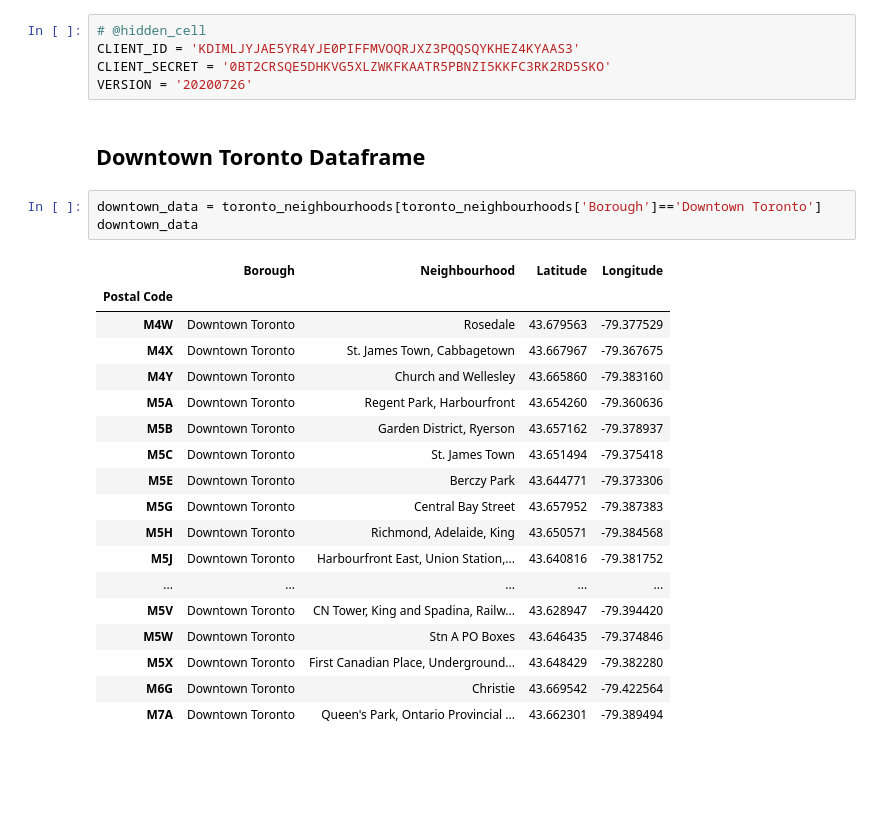
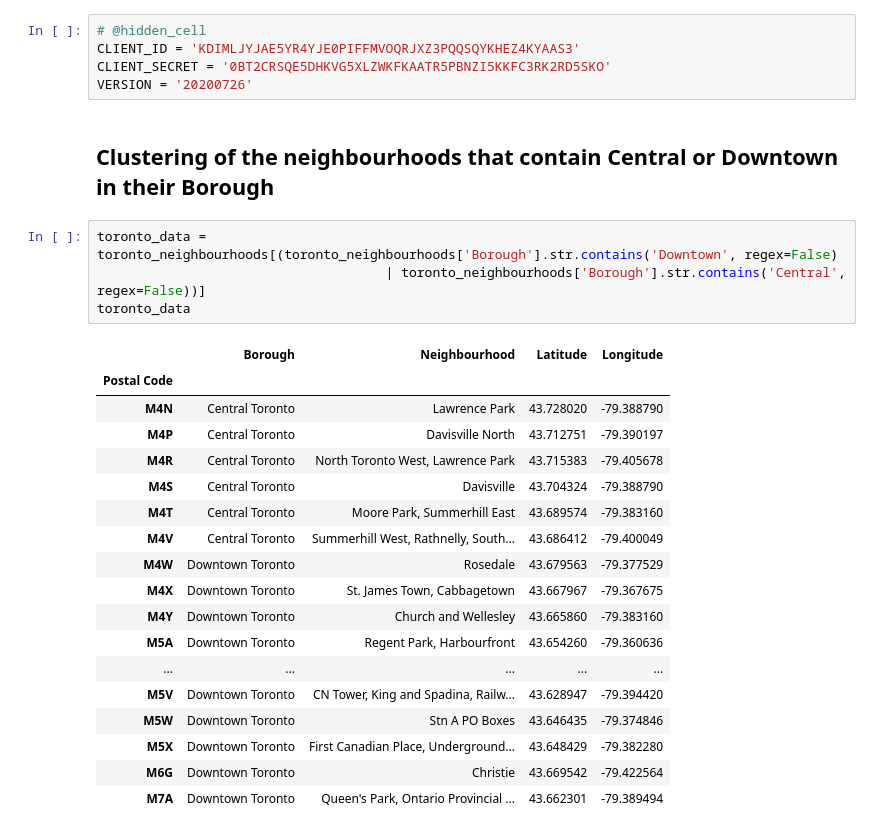
Before and after one commit to AntonijMijo/neighbourhoods-battle, a Jupyter notebook: neighbourhoods_of_Toronto.ipynb, the cells around one changed output. Cells and saved outputs as stored; diff of their text form; blank space fills up the shorter version.

```diff
--- a/neighbourhoods_of_Toronto.ipynb
+++ b/neighbourhoods_of_Toronto.ipynb
@@ -161,27 +161,28 @@ map_toronto
 CLIENT_ID = 'KDIMLJYJAE5YR4YJE0PIFFMVOQRJXZ3PQQSQYKHEZ4KYAAS3'
 CLIENT_SECRET = '0BT2CRSQE5DHKVG5XLZWKFKAATR5PBNZI5KKFC3RK2RD5SKO'
 VERSION = '20200726'
-# %% [markdown]
-## Downtown Toronto Dataframe
-# %%
-downtown_data = toronto_neighbourhoods[toronto_neighbourhoods['Borough']=='Downtown Toronto']
-downtown_data
-# %% [output]
-|  | Borough | Neighbourhood | Latitude | Longitude |
-| Postal Code |  |  |  |  |
-| M4W | Downtown Toronto | Rosedale | 43.679563 | -79.377529 |
-| M4X | Downtown Toronto | St. James Town, Cabbagetown | 43.667967 | -79.367675 |
-| M4Y | Downtown Toronto | Church and Wellesley | 43.665860 | -79.383160 |
-| M5A | Downtown Toronto | Regent Park, Harbourfront | 43.654260 | -79.360636 |
-| M5B | Downtown Toronto | Garden District, Ryerson | 43.657162 | -79.378937 |
-| M5C | Downtown Toronto | St. James Town | 43.651494 | -79.375418 |
-| M5E | Downtown Toronto | Berczy Park | 43.644771 | -79.373306 |
-| M5G | Downtown Toronto | Central Bay Street | 43.657952 | -79.387383 |
-| M5H | Downtown Toronto | Richmond, Adelaide, King | 43.650571 | -79.384568 |
-| M5J | Downtown Toronto | Harbourfront East, Union Station,... | 43.640816 | -79.381752 |
-| ... | ... | ... | ... | ... |
-| M5V | Downtown Toronto | CN Tower, King and Spadina, Railw... | 43.628947 | -79.394420 |
-| M5W | Downtown Toronto | Stn A PO Boxes | 43.646435 | -79.374846 |
-| M5X | Downtown Toronto | First Canadian Place, Underground... | 43.648429 | -79.382280 |
-| M6G | Downtown Toronto | Christie | 43.669542 | -79.422564 |
-| M7A | Downtown Toronto | Queen's Park, Ontario Provincial ... | 43.662301 | -79.389494 |
+# %% [markdown]
+## Clustering of the neighbourhoods that contain Central or Downtown in their Borough
+# %%
+toronto_data = toronto_neighbourhoods[(toronto_neighbourhoods['Borough'].str.contains('Downtown', regex=False)
+                                     | toronto_neighbourhoods['Borough'].str.contains('Central', regex=False))]
+toronto_data
+# %% [output]
+|  | Borough | Neighbourhood | Latitude | Longitude |
+| Postal Code |  |  |  |  |
+| M4N | Central Toronto | Lawrence Park | 43.728020 | -79.388790 |
+| M4P | Central Toronto | Davisville North | 43.712751 | -79.390197 |
+| M4R | Central Toronto | North Toronto West, Lawrence Park | 43.715383 | -79.405678 |
+| M4S | Central Toronto | Davisville | 43.704324 | -79.388790 |
+| M4T | Central Toronto | Moore Park, Summerhill East | 43.689574 | -79.383160 |
+| M4V | Central Toronto | Summerhill West, Rathnelly, South... | 43.686412 | -79.400049 |
+| M4W | Downtown Toronto | Rosedale | 43.679563 | -79.377529 |
+| M4X | Downtown Toronto | St. James Town, Cabbagetown | 43.667967 | -79.367675 |
+| M4Y | Downtown Toronto | Church and Wellesley | 43.665860 | -79.383160 |
+| M5A | Downtown Toronto | Regent Park, Harbourfront | 43.654260 | -79.360636 |
+| ... | ... | ... | ... | ... |
+| M5V | Downtown Toronto | CN Tower, King and Spadina, Railw... | 43.628947 | -79.394420 |
+| M5W | Downtown Toronto | Stn A PO Boxes | 43.646435 | -79.374846 |
+| M5X | Downtown Toronto | First Canadian Place, Underground... | 43.648429 | -79.382280 |
+| M6G | Downtown Toronto | Christie | 43.669542 | -79.422564 |
+| M7A | Downtown Toronto | Queen's Park, Ontario Provincial ... | 43.662301 | -79.389494 |
```
Also changed, not shown: parts of 3 cells of this notebook, 2 other files.
